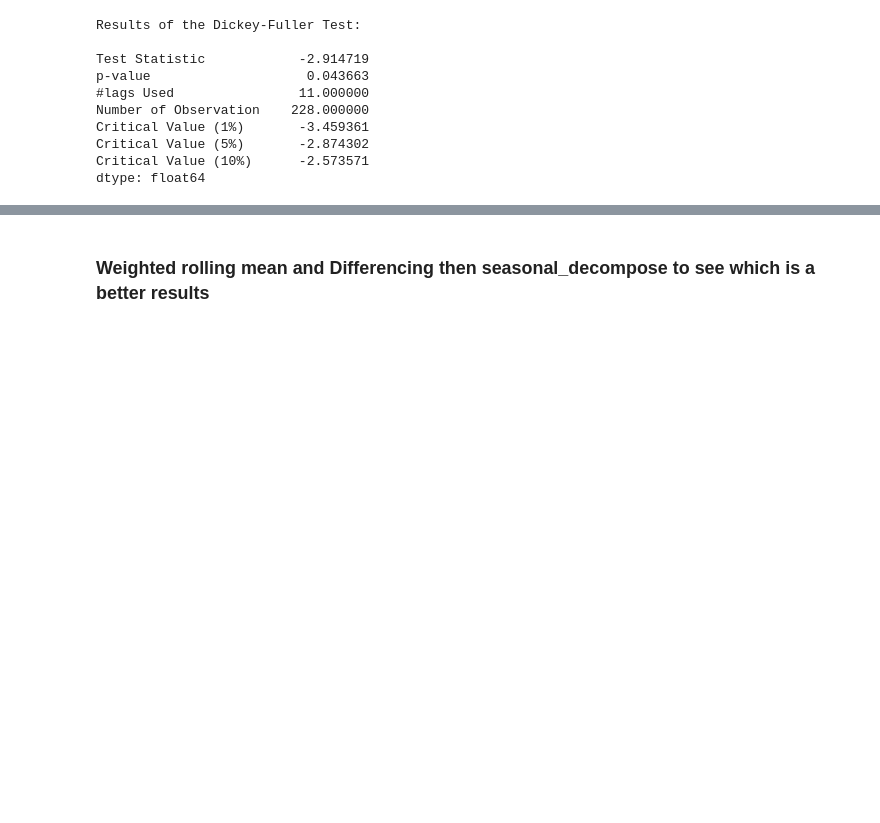
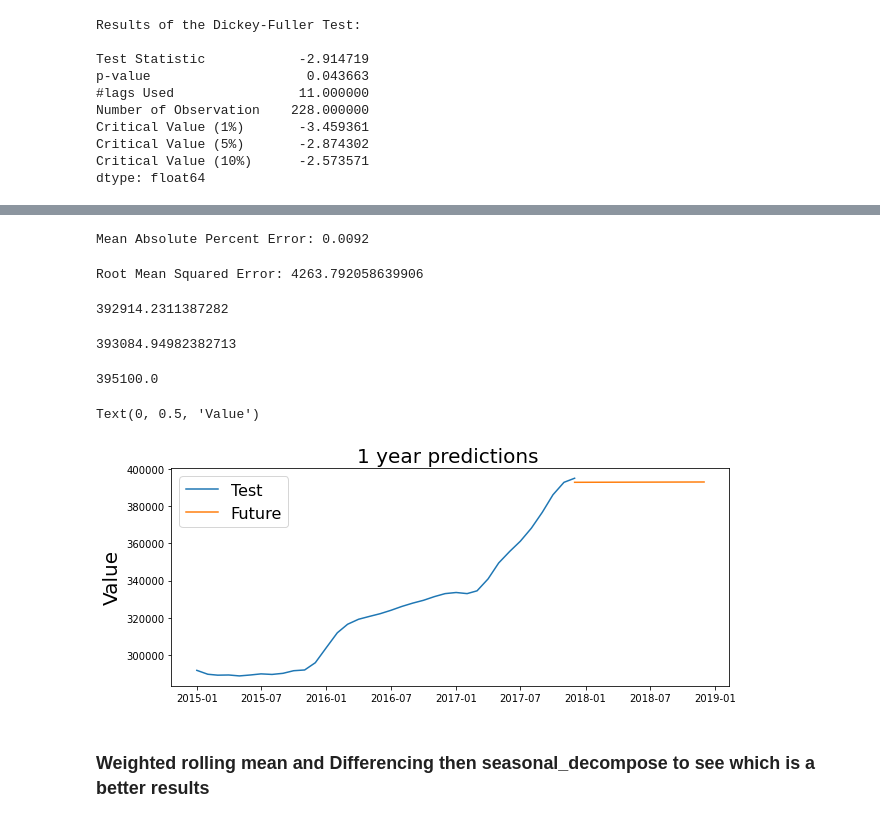
Before and after one commit to Eric-G-Romano/Real-Estate-Investment-Strategy, a Jupyter notebook: time-series/starter_notebook.ipynb, the cells around one changed output, grey strips where cells are left out. Drawn from its saved outputs; the diff is of its cells as text; code cells hidden in the pictures; blank space fills up the shorter version.

```diff
--- a/time-series/starter_notebook.ipynb
+++ b/time-series/starter_notebook.ipynb
@@ -373,3 +504,41 @@ dtype: float64
+# %%
+print('Mean Absolute Percent Error:', round(np.mean(abs(residuals_rolling/test_data['value'])),4))
+# %% [output]
+Mean Absolute Percent Error: 0.0092
+# %%
+print('Root Mean Squared Error:', np.sqrt(np.mean(residuals_rolling**2)))
+# %% [output]
+Root Mean Squared Error: 4263.792058639906
+# %%
+future_start = "2017-12-01"
+future_end = "2018-12-01"
+# %%
+future = model_fit.predict(start = future_start, end = future_end)
+# %%
+future[0]
+# %% [output]
+392914.2311387282
+# %%
+future[-1]
+# %% [output]
+393084.94982382713
+# %%
+test_data.value[-1]
+# %% [output]
+395100.0
+# %%
+plt.figure(figsize=(10,4))
+
+plt.plot(test_data)
+plt.plot(future)
+
+plt.legend(('Test', 'Future'), fontsize=16)
+
+plt.title('1 year predictions ', fontsize=20)
+plt.ylabel('Value', fontsize=20)
+# %% [output]
+Text(0, 0.5, 'Value')
+[figure, added]
 # %% [markdown]
 ### Weighted rolling mean and Differencing then seasonal_decompose to see which is a better results
 # %%
```
Also changed, not shown: parts of 112 cells of this notebook.
